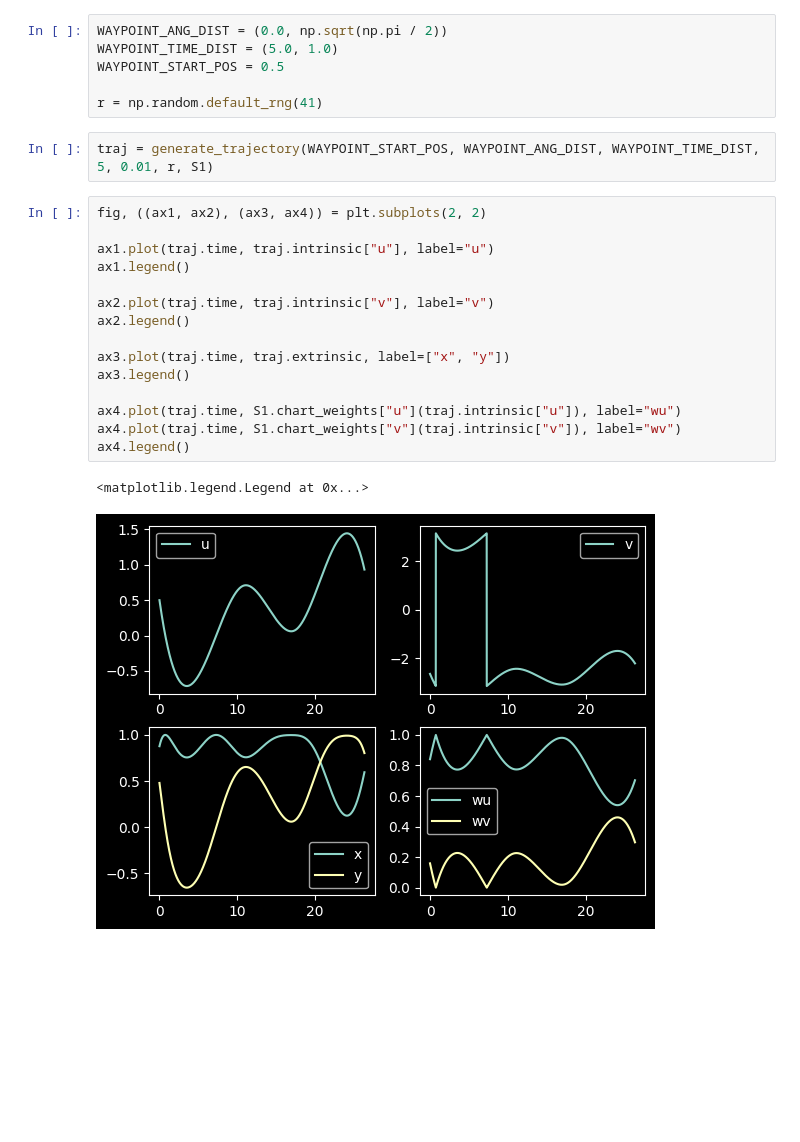
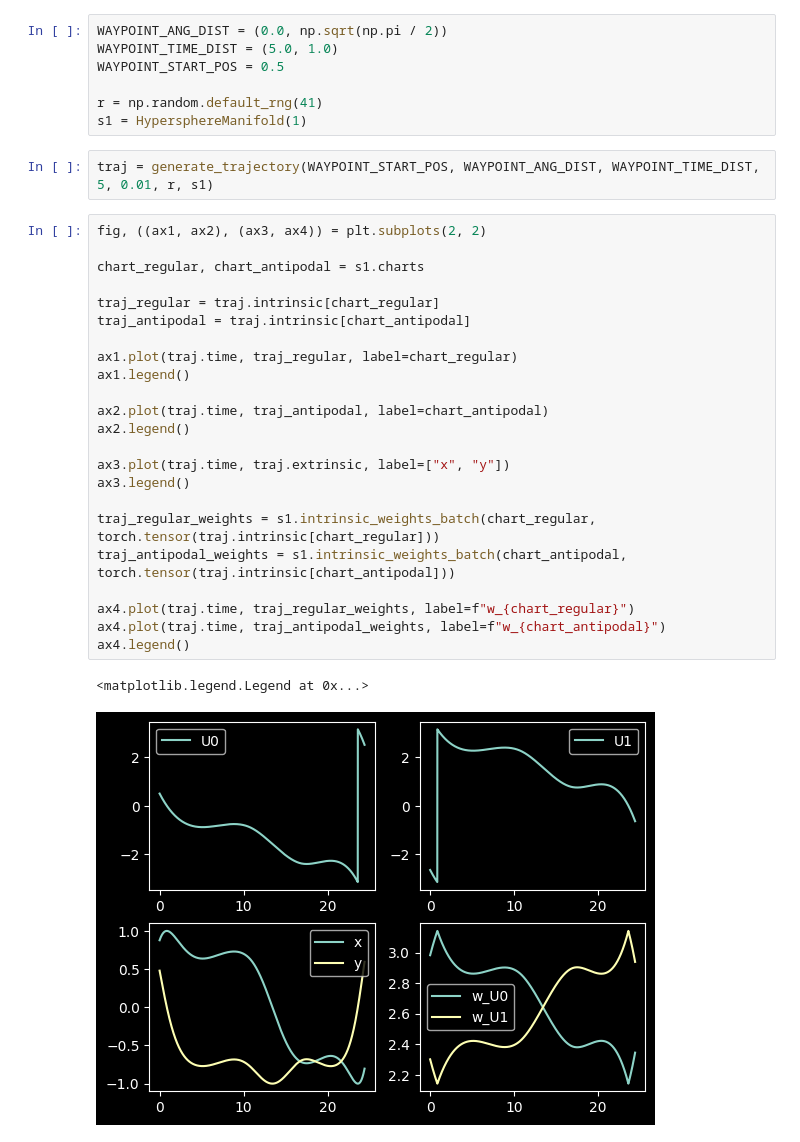
Before and after one commit to planetaryeclipse/ece657d-geo-dyn-learning-tradeoffs, a Jupyter notebook: src/trajectory/circle_1d_traj.ipynb, the cells around one changed output. Saved outputs shown, nothing was run; the diff lists cells and outputs as text; blank space fills up the shorter version.

Commit message:
Add hypersphere class

```diff
--- a/src/trajectory/circle_1d_traj.ipynb
+++ b/src/trajectory/circle_1d_traj.ipynb
@@ -10,23 +11,32 @@ WAYPOINT_TIME_DIST = (5.0, 1.0)
 WAYPOINT_START_POS = 0.5
 
 r = np.random.default_rng(41)
+s1 = HypersphereManifold(1)
 # %%
-traj = generate_trajectory(WAYPOINT_START_POS, WAYPOINT_ANG_DIST, WAYPOINT_TIME_DIST, 5, 0.01, r, S1)
+traj = generate_trajectory(WAYPOINT_START_POS, WAYPOINT_ANG_DIST, WAYPOINT_TIME_DIST, 5, 0.01, r, s1)
 # %%
 fig, ((ax1, ax2), (ax3, ax4)) = plt.subplots(2, 2)
 
-ax1.plot(traj.time, traj.intrinsic["u"], label="u")
+chart_regular, chart_antipodal = s1.charts
+
+traj_regular = traj.intrinsic[chart_regular]
+traj_antipodal = traj.intrinsic[chart_antipodal]
+
+ax1.plot(traj.time, traj_regular, label=chart_regular)
 ax1.legend()
 
-ax2.plot(traj.time, traj.intrinsic["v"], label="v")
+ax2.plot(traj.time, traj_antipodal, label=chart_antipodal)
 ax2.legend()
 
 ax3.plot(traj.time, traj.extrinsic, label=["x", "y"])
 ax3.legend()
 
-ax4.plot(traj.time, S1.chart_weights["u"](traj.intrinsic["u"]), label="wu")
-ax4.plot(traj.time, S1.chart_weights["v"](traj.intrinsic["v"]), label="wv")
+traj_regular_weights = s1.intrinsic_weights_batch(chart_regular, torch.tensor(traj.intrinsic[chart_regular]))
+traj_antipodal_weights = s1.intrinsic_weights_batch(chart_antipodal, torch.tensor(traj.intrinsic[chart_antipodal]))
+
+ax4.plot(traj.time, traj_regular_weights, label=f"w_{chart_regular}")
+ax4.plot(traj.time, traj_antipodal_weights, label=f"w_{chart_antipodal}")
 ax4.legend()
 # %% [output]
 <matplotlib.legend.Legend at 0x...>
-[figure, old version]
+[figure, new version]
```
Also changed, not shown: parts of 1 cell of this notebook, 4 other files.
